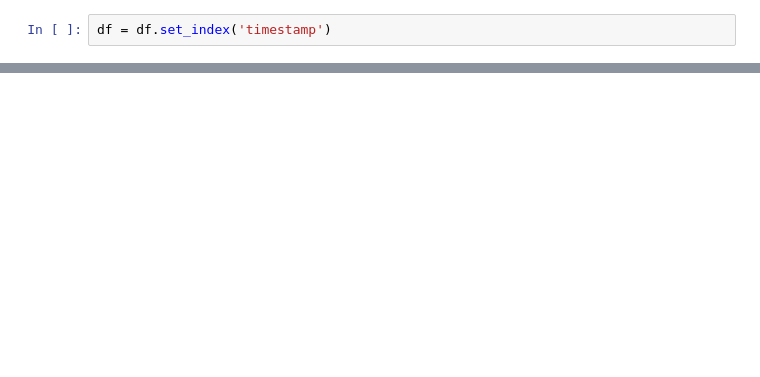
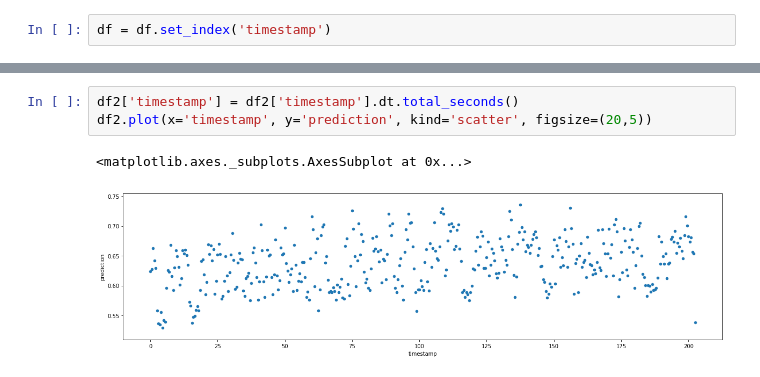
Before and after one commit to jk3587/CheerApplauseDetection, a Jupyter notebook: Explore_Subtitles_vs_Predictions.ipynb, the cells around one changed output, grey strips where cells are left out. Cells and saved outputs as stored; diff of their text form; blank space fills up the shorter version.

```diff
--- a/Explore_Subtitles_vs_Predictions.ipynb
+++ b/Explore_Subtitles_vs_Predictions.ipynb
@@ -60,0 +146,6 @@ df[(df.index>'00:51:45') & (df.index<'00:52:00')].plot()
+# %%
+df2['timestamp'] = df2['timestamp'].dt.total_seconds()
+df2.plot(x='timestamp', y='prediction', kind='scatter', figsize=(20,5))
+# %% [output]
+<matplotlib.axes._subplots.AxesSubplot at 0x...>
+[figure, added]
```
Also changed, not shown: parts of 15 cells of this notebook, 23 other files.
